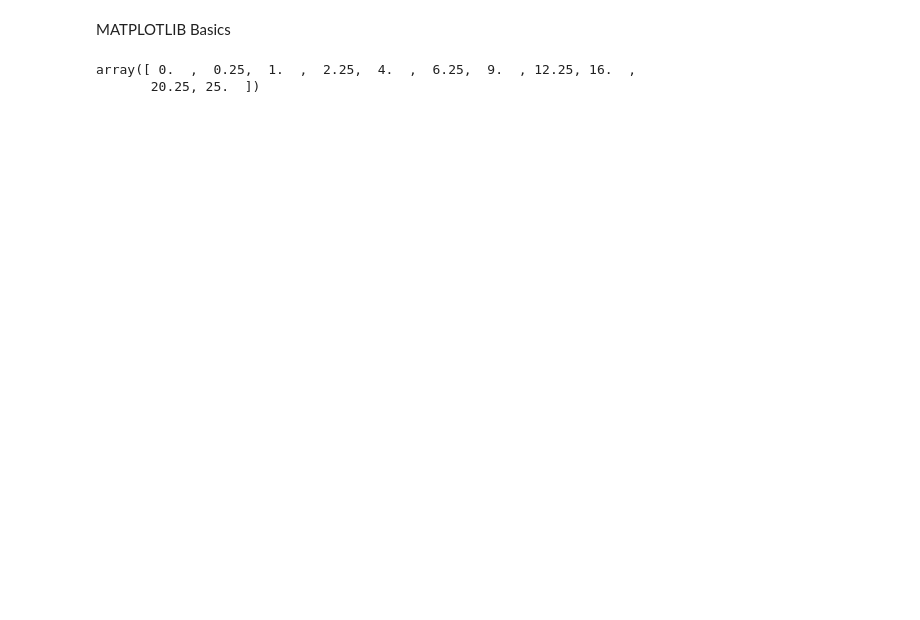
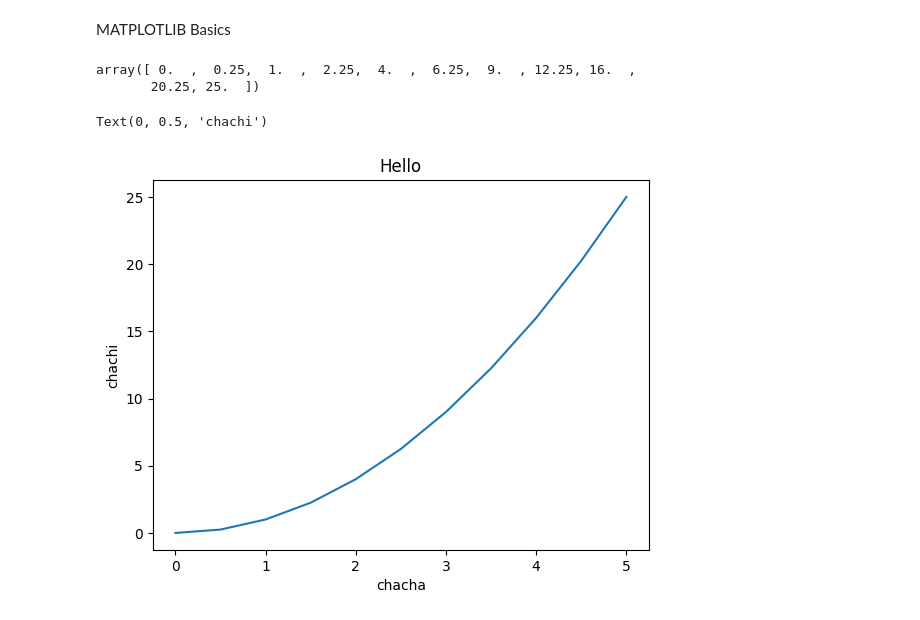
Before and after one commit to Dhananjay0705/MATPLOTLIB, a Jupyter notebook: MATPLOTLIB.ipynb, the cells around one changed output. Cells and saved outputs as stored; diff of their text form; code cells hidden in the pictures; blank space fills up the shorter version.

```diff
--- a/MATPLOTLIB.ipynb
+++ b/MATPLOTLIB.ipynb
@@ -14,3 +14,11 @@ y
 # %% [output]
 array([ 0.  ,  0.25,  1.  ,  2.25,  4.  ,  6.25,  9.  , 12.25, 16.  ,
        20.25, 25.  ])
+# %%
+plt.plot(x,y)
+plt.title("Hello")
+plt.xlabel("chacha")
+plt.ylabel("chachi")
+# %% [output]
+Text(0, 0.5, 'chachi')
+[figure, added]
```
Also changed, not shown: parts of 2 cells of this notebook.
